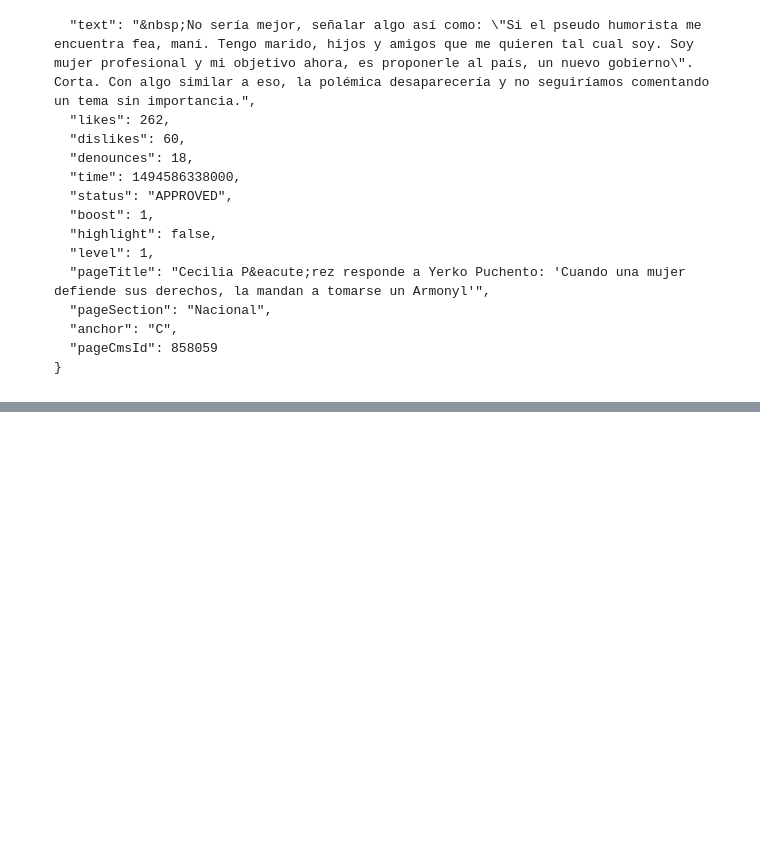
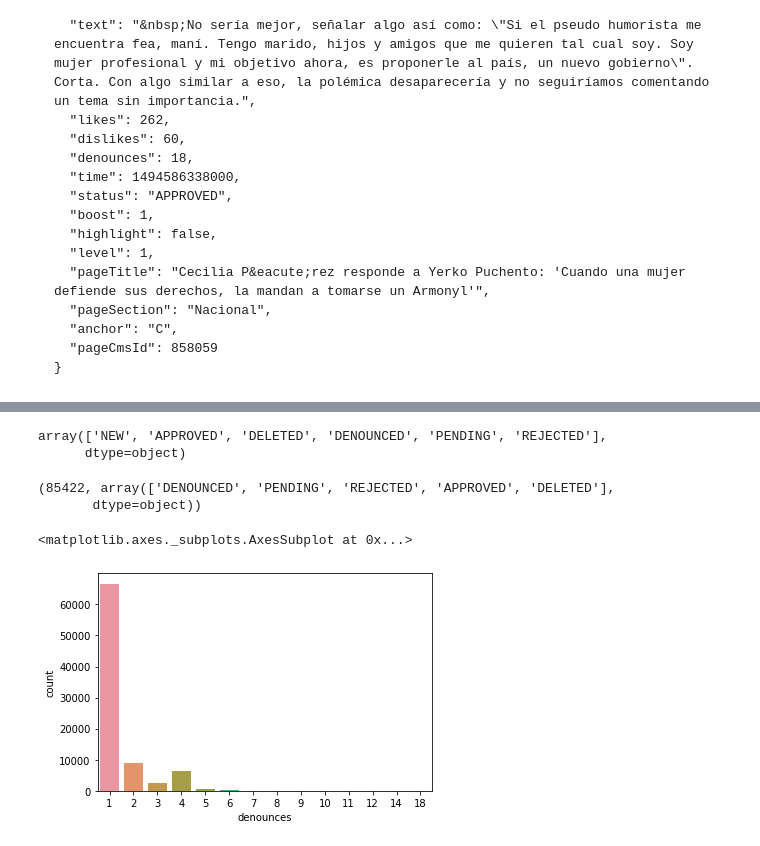
Before and after one commit to rodolfopalma/emol-scraper, a Jupyter notebook: emol-analysis.ipynb, the cells around one changed output, grey strips where cells are left out. Saved outputs shown, nothing was run; the diff lists cells and outputs as text; code cells hidden in the pictures; blank space fills up the shorter version.

Commit message:
Add statuses and month/year analysis

```diff
--- a/emol-analysis.ipynb
+++ b/emol-analysis.ipynb
@@ -94,6 +94,7 @@ with open(NEWS_FILE_PATH, "r") as news_file:
             comments_stats["creatorIDs"].append(comment["creatorId"])
             comments_stats["num_words_per_comment"].append(count_words(comment["text"]))
             comments_stats["statuses"].append(comment["status"])
+            comments_stats["dates"].append(datetime.strptime(news["date"], "%d de %B de %Y"))
 # %% [output]
 [interactive output not drawn]
 # %%
@@ -558,0 +565,19 @@ comments_df.sort_values(by="denounces", ascending=False).head(40)
+# %%
+comments_df.statuses.unique()
+# %% [output]
+array(['NEW', 'APPROVED', 'DELETED', 'DENOUNCED', 'PENDING', 'REJECTED'],
+      dtype=object)
+# %%
+# Filtrar comentarios que han sido denmunciados al menos una vez
+denounced = comments_df[comments_df.denounces > 0].sort_values(by="dates", ascending=False)
+num_denounced = len(denounced)
+num_denounced, denounced.statuses.unique()
+# %% [output]
+(85422, array(['DENOUNCED', 'PENDING', 'REJECTED', 'APPROVED', 'DELETED'],
+       dtype=object))
+# %%
+# Distribución de número de denuncias en comentarios denunciados al menos una vez
+sns.countplot(denounced.denounces)
+# %% [output]
+<matplotlib.axes._subplots.AxesSubplot at 0x...>
+[figure, added]
```
Also changed, not shown: parts of 15 cells of this notebook.
